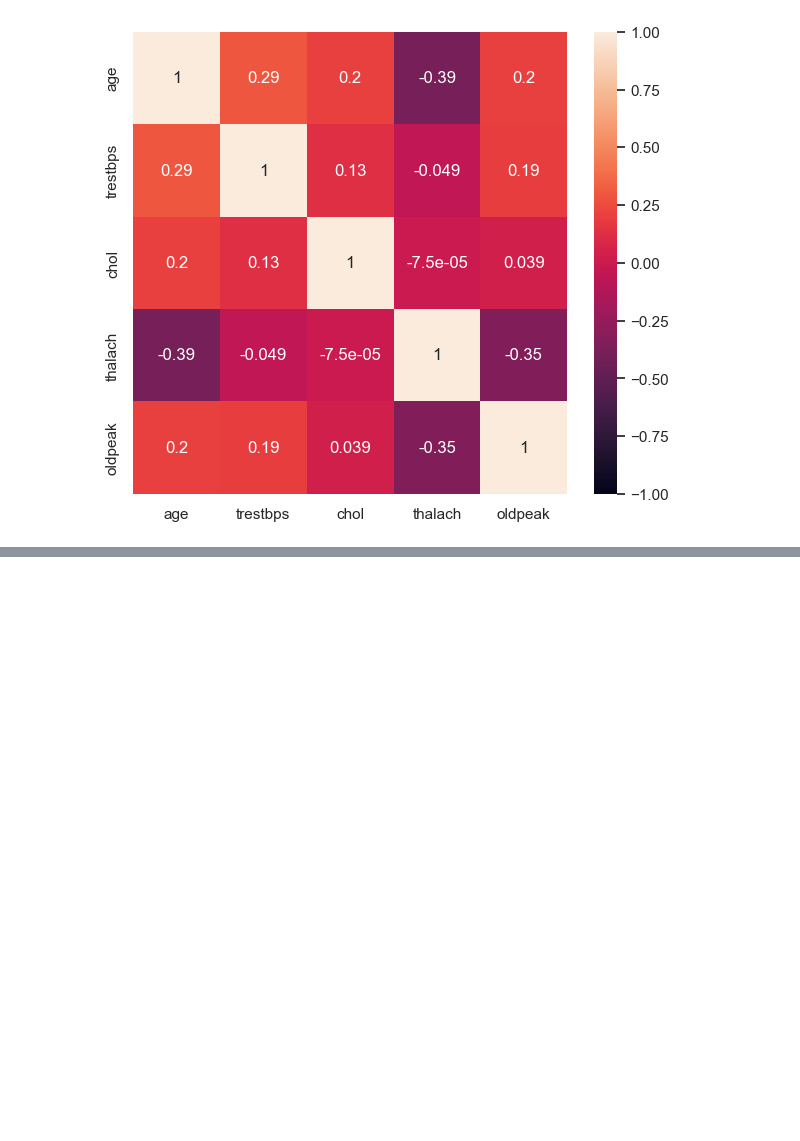
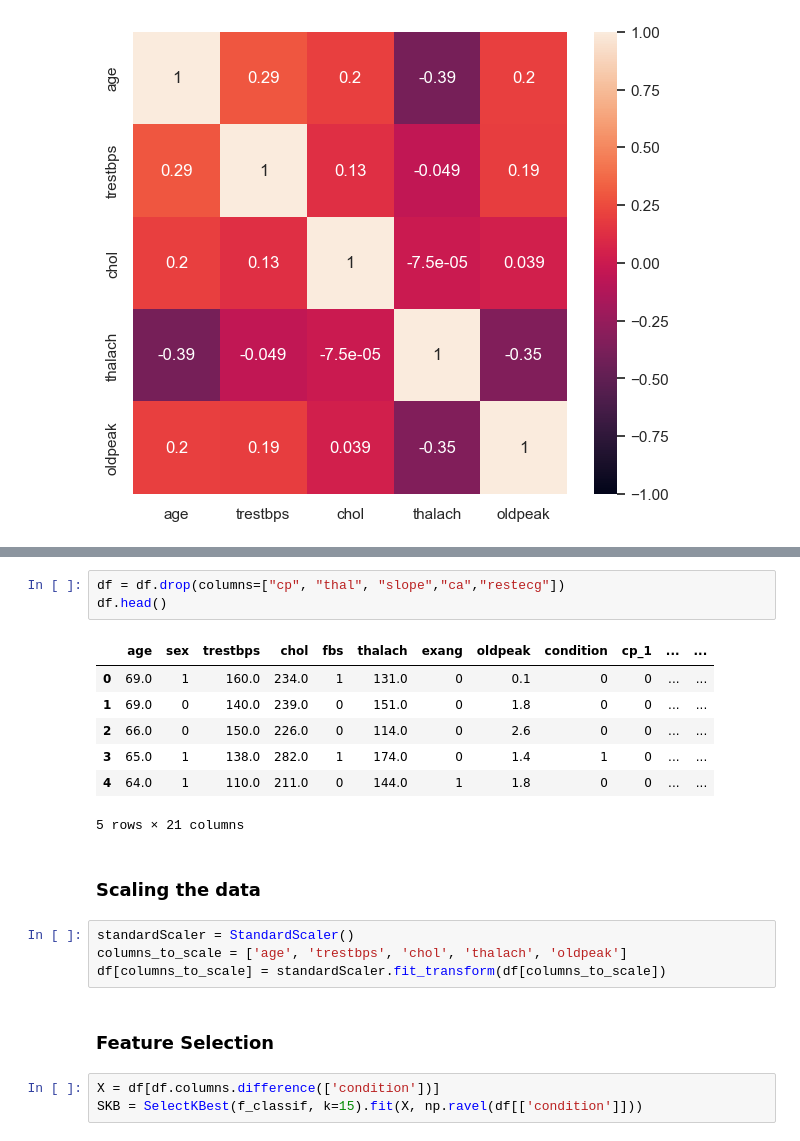
Before and after one commit to made-mlops-2022/Maxim_Kezhaev, a Jupyter notebook: notebooks/EDA.ipynb, the cells around one changed output, grey strips where cells are left out. Drawn from its saved outputs; the diff is of its cells as text; blank space fills up the shorter version.

Commit message:
add preprocessed data

```diff
--- a/notebooks/EDA.ipynb
+++ b/notebooks/EDA.ipynb
@@ -245,0 +272,22 @@ From the correlation heatmap, we observe following things:
+# %%
+df = df.drop(columns=["cp", "thal", "slope","ca","restecg"])
+df.head()
+# %% [output]
+|  | age | sex | trestbps | chol | fbs | thalach | exang | oldpeak | condition | cp_1 | ... | ... |
+| 0 | 69.0 | 1 | 160.0 | 234.0 | 1 | 131.0 | 0 | 0.1 | 0 | 0 | ... | ... |
+| 1 | 69.0 | 0 | 140.0 | 239.0 | 0 | 151.0 | 0 | 1.8 | 0 | 0 | ... | ... |
+| 2 | 66.0 | 0 | 150.0 | 226.0 | 0 | 114.0 | 0 | 2.6 | 0 | 0 | ... | ... |
+| 3 | 65.0 | 1 | 138.0 | 282.0 | 1 | 174.0 | 0 | 1.4 | 1 | 0 | ... | ... |
+| 4 | 64.0 | 1 | 110.0 | 211.0 | 0 | 144.0 | 1 | 1.8 | 0 | 0 | ... | ... |
+5 rows × 21 columns
+# %% [markdown]
+<h3>Scaling the data</h3>
+# %%
+standardScaler = StandardScaler()
+columns_to_scale = ['age', 'trestbps', 'chol', 'thalach', 'oldpeak']
+df[columns_to_scale] = standardScaler.fit_transform(df[columns_to_scale])
+# %% [markdown]
+<h3>Feature Selection</h3>
+# %%
+X = df[df.columns.difference(['condition'])]
+SKB = SelectKBest(f_classif, k=15).fit(X, np.ravel(df[['condition']]))
```
Also changed, not shown: parts of 16 cells of this notebook, 7 other files.
